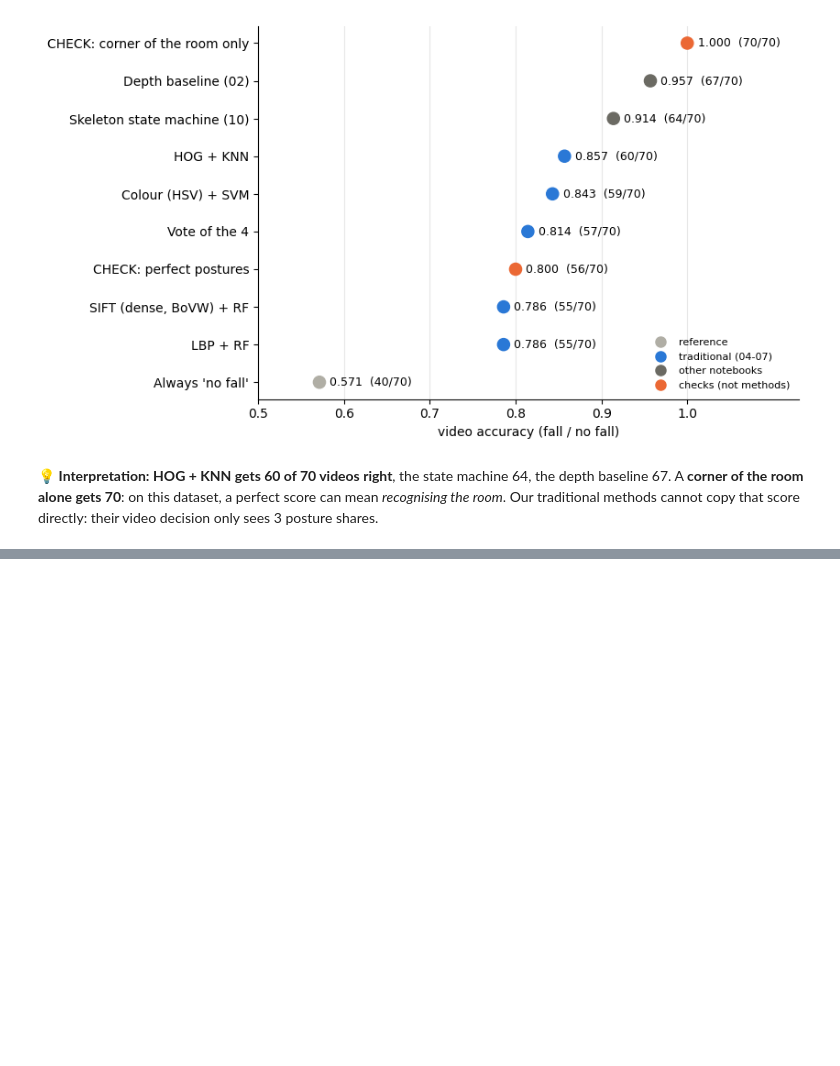
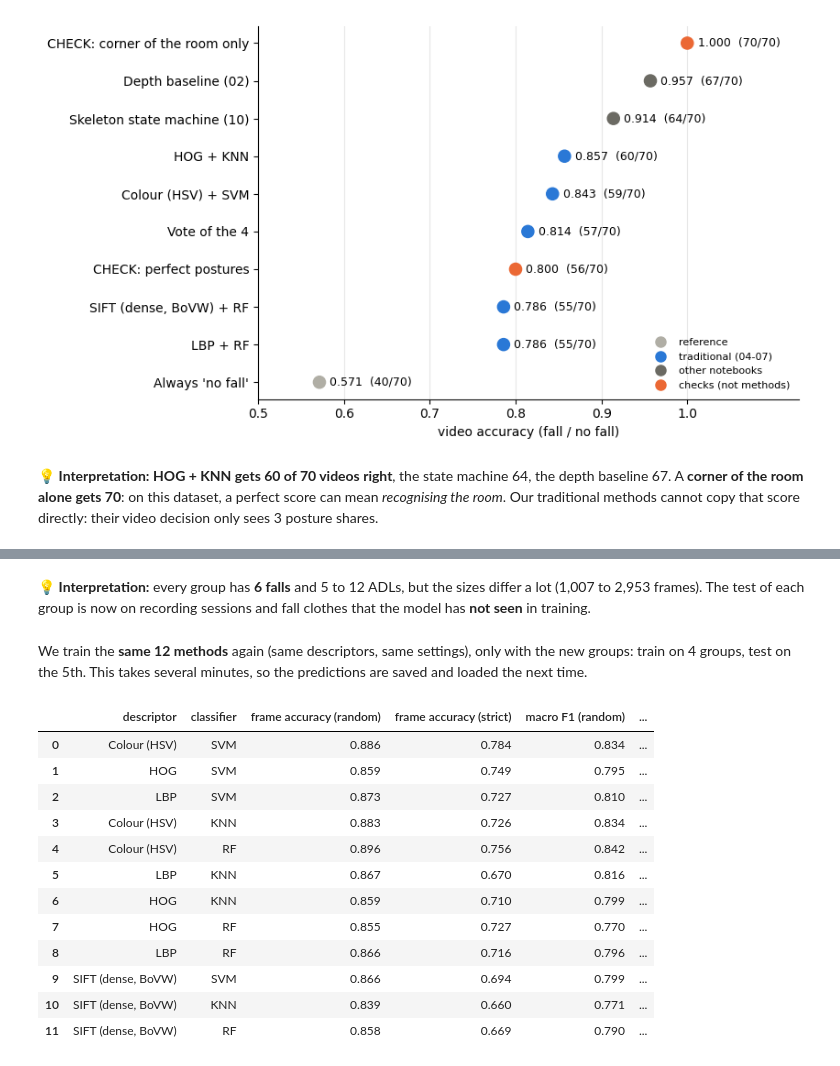
Before and after one commit to MahranAmor/UR-Fall-Detection, a Jupyter notebook: notebooks/08_traditional_benchmark.ipynb, the cells around one changed output, grey strips where cells are left out. Drawn from its saved outputs; the diff is of its cells as text; code cells hidden in the pictures; blank space fills up the shorter version.

```diff
--- a/notebooks/08_traditional_benchmark.ipynb
+++ b/notebooks/08_traditional_benchmark.ipynb
@@ -336,0 +363,68 @@ Our traditional methods cannot copy that score directly: their video decision on
+# %% [markdown]
+💡 **Interpretation:** every group has **6 falls** and 5 to 12 ADLs, but the sizes differ a lot (1,007 to 2,953 frames).
+The test of each group is now on recording sessions and fall clothes that the model has **not seen** in training.
+# %% [markdown]
+We train the **same 12 methods** again (same descriptors, same settings), only with the new groups: train on 4 groups, test on the 5th. This takes several minutes, so the predictions are saved and loaded the next time.
+# %%
+from sklearn.svm import SVC
+from sklearn.ensemble import RandomForestClassifier
+from sklearn.cluster import MiniBatchKMeans
+
+STRICT = PROC / "predictions_strict.csv"
+if not STRICT.exists():
+    sift = cv2.SIFT_create()
+    keypoints = [cv2.KeyPoint(float(a), float(b), 16) for b in range(8, 64, 8) for a in range(8, 64, 8)]
+    sift_all = np.stack([sift.compute(cv2.cvtColor(c, cv2.COLOR_RGB2GRAY), keypoints)[1] for c in crops]).astype(np.float32)
+
+    def sift_words(train, K=300):   # vocabulary learnt on the training groups only (notebook 07)
+        sample = sift_all[train].reshape(-1, 128)
+        sample = sample[np.random.default_rng(0).choice(len(sample), 100_000, replace=False)]
+        vocabulary = MiniBatchKMeans(n_clusters=K, n_init=3, batch_size=4096, random_state=0).fit(sample)
+        words = vocabulary.predict(sift_all.reshape(-1, 128)).reshape(len(sift_all), -1)
+        return np.stack([np.bincount(w, minlength=K) for w in words]) / words.shape[1]
+
+    fixed = {name: np.stack([describe(c, name) for c in crops]) for name in ["HOG", "LBP", "Colour (HSV)"]}
+    out = frames.copy()
+    for g in range(1, 6):
+        train, test = strict != g, strict == g
+        for d in DESCRIPTORS:
+            X = fixed[d] if d in fixed else sift_words(train)
+            for c, model in {"KNN": KNeighborsClassifier(n_neighbors=5), "SVM": SVC(kernel="rbf"),
+                             "RF": RandomForestClassifier(n_estimators=300, n_jobs=-1, random_state=42)}.items():
+                out.loc[test, f"{d} + {c}"] = model.fit(X[train], y[train]).predict(X[test])
+    out.to_csv(STRICT, index=False)
+strict_pred = pd.read_csv(STRICT)
+assert strict_pred[["video", "frame"]].equals(frames[["video", "frame"]])
+
+def strict_video_decision(frame_pred):   # same decision as before, but with the new groups
+    share = pd.crosstab(frames.video, frame_pred, normalize="index").reindex(columns=[-1, 0, 1], fill_value=0)
+    share.columns = ["share not lying", "share falling", "share lying"]
+    y_video = share.index.str.startswith("fall").astype(int)
+    model = make_pipeline(StandardScaler(), LogisticRegression(max_iter=1000))
+    return share, y_video, cross_val_predict(model, share, y_video, cv=PredefinedSplit(share.index.map(group_of).to_numpy()))
+
+rows = []
+for r in scores.itertuples(index=False):
+    p = strict_pred[f"{r.descriptor} + {r.classifier}"].astype(int).to_numpy()
+    share, y_video, v = strict_video_decision(p)
+    rows.append({"descriptor": r.descriptor, "classifier": r.classifier, "frame accuracy": accuracy_score(y, p), "macro F1": f1_score(y, p, average="macro"),
+                 "video accuracy": accuracy_score(y_video, v), "recall (falls)": recall_score(y_video, v), "precision (falls)": precision_score(y_video, v)})
+strict_scores = pd.DataFrame(rows).round(3)
+strict_scores.to_csv(PROC / "results_traditional_strict.csv", index=False)
+both = scores.merge(strict_scores, on=["descriptor", "classifier"], suffixes=(" (random)", " (strict)"))
+both[["descriptor", "classifier"] + [f"{m} ({g})" for m in ["frame accuracy", "macro F1", "video accuracy"]
+                                     for g in ["random", "strict"]]].sort_values("macro F1 (strict)", ascending=False).round(3).reset_index(drop=True)
+# %% [output]
+|  | descriptor | classifier | frame accuracy (random) | frame accuracy (strict) | macro F1 (random) | ... |
+| 0 | Colour (HSV) | SVM | 0.886 | 0.784 | 0.834 | ... |
+| 1 | HOG | SVM | 0.859 | 0.749 | 0.795 | ... |
+| 2 | LBP | SVM | 0.873 | 0.727 | 0.810 | ... |
+| 3 | Colour (HSV) | KNN | 0.883 | 0.726 | 0.834 | ... |
+| 4 | Colour (HSV) | RF | 0.896 | 0.756 | 0.842 | ... |
+| 5 | LBP | KNN | 0.867 | 0.670 | 0.816 | ... |
+| 6 | HOG | KNN | 0.859 | 0.710 | 0.799 | ... |
+| 7 | HOG | RF | 0.855 | 0.727 | 0.770 | ... |
+| 8 | LBP | RF | 0.866 | 0.716 | 0.796 | ... |
+| 9 | SIFT (dense, BoVW) | SVM | 0.866 | 0.694 | 0.799 | ... |
+| 10 | SIFT (dense, BoVW) | KNN | 0.839 | 0.660 | 0.771 | ... |
+| 11 | SIFT (dense, BoVW) | RF | 0.858 | 0.669 | 0.790 | ... |
```
Also changed, not shown: parts of 12 cells of this notebook, 1 other file.
